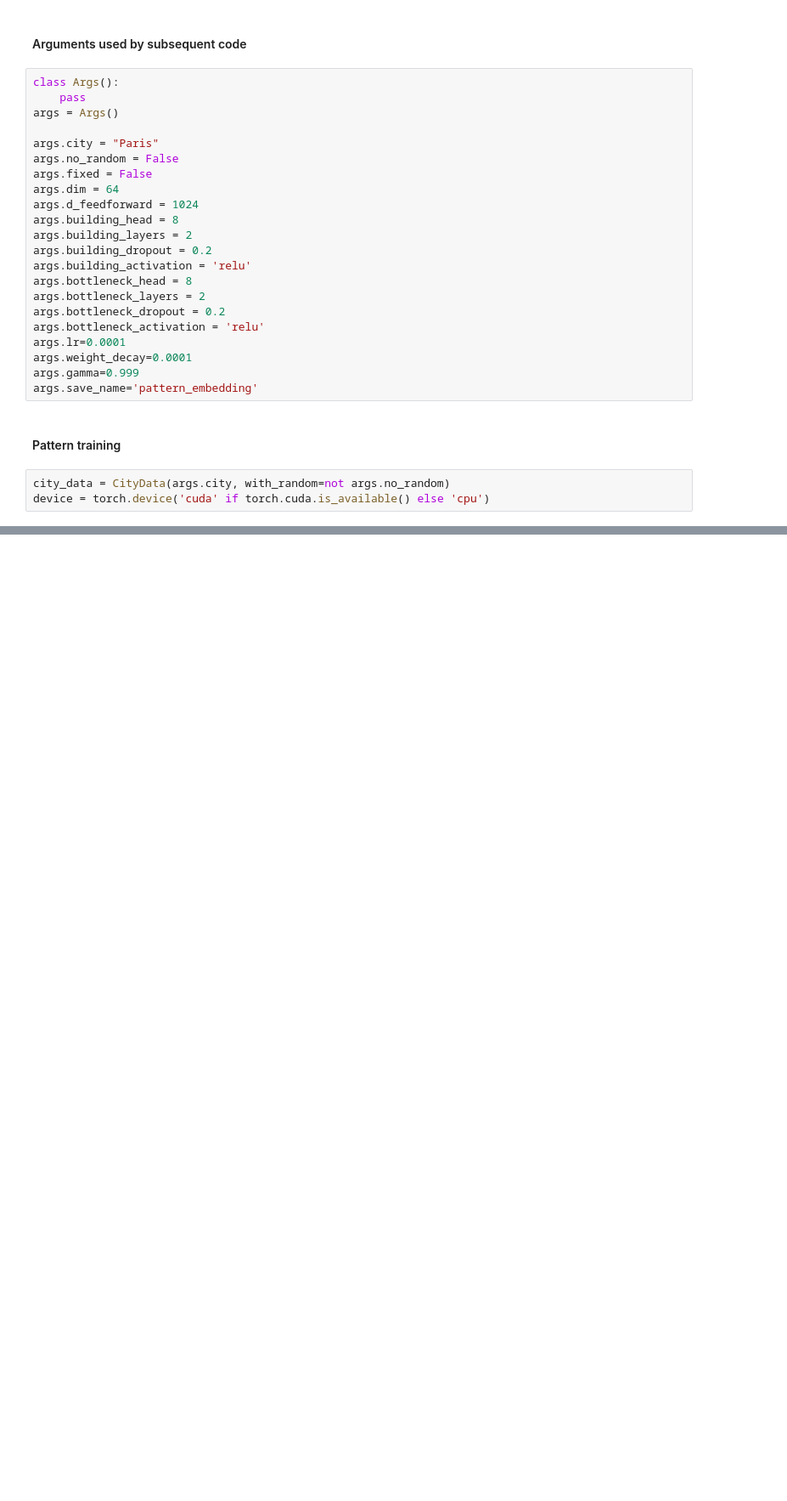
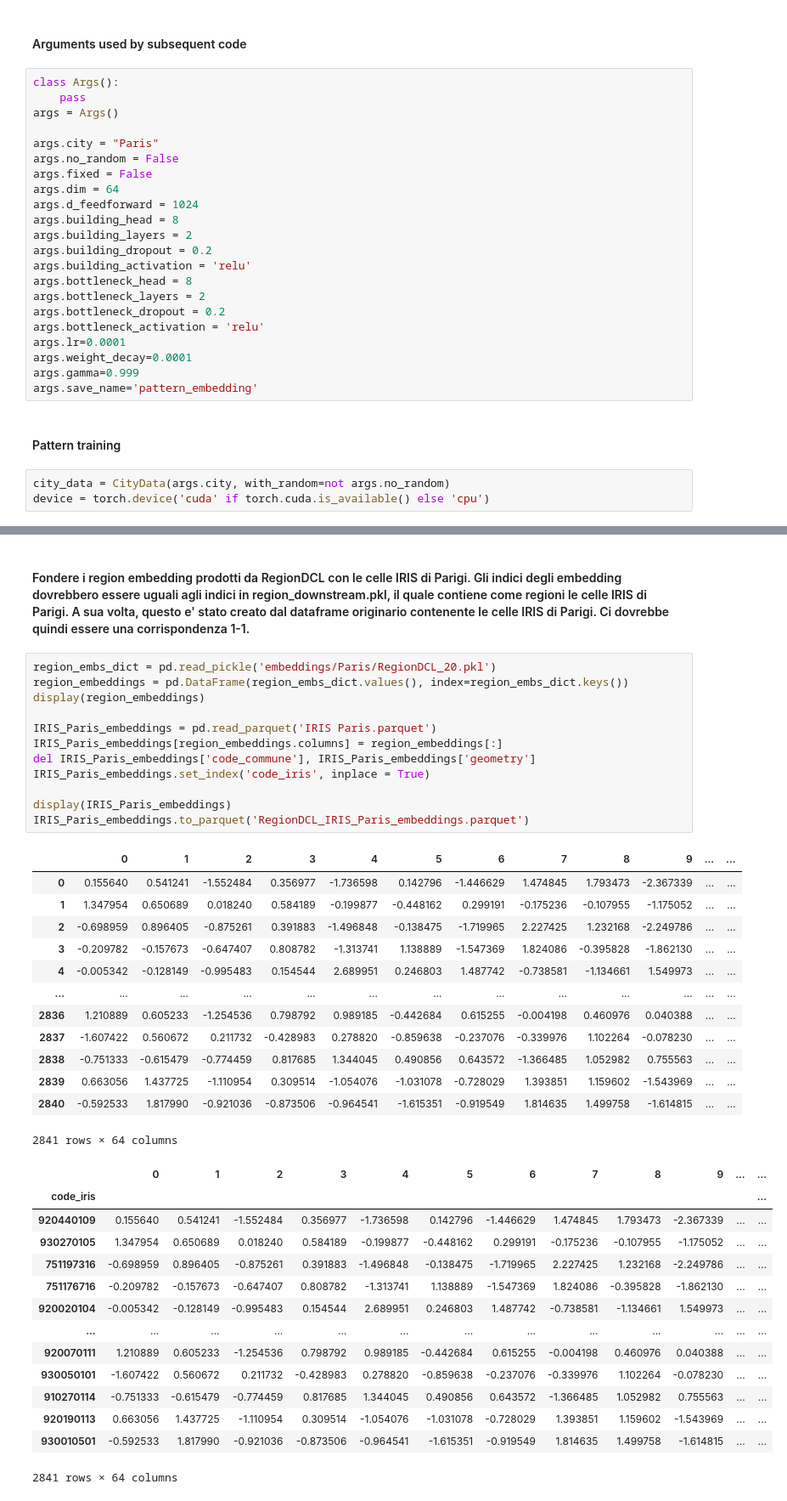
Before and after one commit to Fr4nz83/RegionDCL, a Jupyter notebook: 1 - Debug training patterns and regions.ipynb, the cells around one changed output, grey strips where cells are left out. Shown at 85% size. Cells and saved outputs as stored; diff of their text form; blank space fills up the shorter version.

Commit message:
Make pattern and region training work. / The end!

```diff
--- a/1 - Debug training patterns and regions.ipynb
+++ b/1 - Debug training patterns and regions.ipynb
@@ -57,0 +108,42 @@ pattern_encoder = PatternEncoder(d_building=city_data.building_feature_dim,
+# %% [markdown]
+#### Fondere i region embedding prodotti da RegionDCL con le celle IRIS di Parigi. Gli indici degli embedding dovrebbero essere uguali agli indici in region_downstream.pkl, il quale contiene come regioni le celle IRIS di Parigi. A sua volta, questo e' stato creato dal dataframe originario contenente le celle IRIS di Parigi. Ci dovrebbe quindi essere una corrispondenza 1-1.
+# %%
+region_embs_dict = pd.read_pickle('embeddings/Paris/RegionDCL_20.pkl')
+region_embeddings = pd.DataFrame(region_embs_dict.values(), index=region_embs_dict.keys())
+display(region_embeddings)
+
+IRIS_Paris_embeddings = pd.read_parquet('IRIS Paris.parquet')
+IRIS_Paris_embeddings[region_embeddings.columns] = region_embeddings[:]
+del IRIS_Paris_embeddings['code_commune'], IRIS_Paris_embeddings['geometry']
+IRIS_Paris_embeddings.set_index('code_iris', inplace = True)
+
+display(IRIS_Paris_embeddings)
+IRIS_Paris_embeddings.to_parquet('RegionDCL_IRIS_Paris_embeddings.parquet')
+# %% [output]
+|  | 0 | 1 | 2 | 3 | 4 | 5 | 6 | 7 | 8 | 9 | ... | ... |
+| 0 | 0.155640 | 0.541241 | -1.552484 | 0.356977 | -1.736598 | 0.142796 | -1.446629 | 1.474845 | 1.793473 | -2.367339 | ... | ... |
+| 1 | 1.347954 | 0.650689 | 0.018240 | 0.584189 | -0.199877 | -0.448162 | 0.299191 | -0.175236 | -0.107955 | -1.175052 | ... | ... |
+| 2 | -0.698959 | 0.896405 | -0.875261 | 0.391883 | -1.496848 | -0.138475 | -1.719965 | 2.227425 | 1.232168 | -2.249786 | ... | ... |
+| 3 | -0.209782 | -0.157673 | -0.647407 | 0.808782 | -1.313741 | 1.138889 | -1.547369 | 1.824086 | -0.395828 | -1.862130 | ... | ... |
+| 4 | -0.005342 | -0.128149 | -0.995483 | 0.154544 | 2.689951 | 0.246803 | 1.487742 | -0.738581 | -1.134661 | 1.549973 | ... | ... |
+| ... | ... | ... | ... | ... | ... | ... | ... | ... | ... | ... | ... | ... |
+| 2836 | 1.210889 | 0.605233 | -1.254536 | 0.798792 | 0.989185 | -0.442684 | 0.615255 | -0.004198 | 0.460976 | 0.040388 | ... | ... |
+| 2837 | -1.607422 | 0.560672 | 0.211732 | -0.428983 | 0.278820 | -0.859638 | -0.237076 | -0.339976 | 1.102264 | -0.078230 | ... | ... |
+| 2838 | -0.751333 | -0.615479 | -0.774459 | 0.817685 | 1.344045 | 0.490856 | 0.643572 | -1.366485 | 1.052982 | 0.755563 | ... | ... |
+| 2839 | 0.663056 | 1.437725 | -1.110954 | 0.309514 | -1.054076 | -1.031078 | -0.728029 | 1.393851 | 1.159602 | -1.543969 | ... | ... |
+| 2840 | -0.592533 | 1.817990 | -0.921036 | -0.873506 | -0.964541 | -1.615351 | -0.919549 | 1.814635 | 1.499758 | -1.614815 | ... | ... |
+2841 rows × 64 columns
+|  | 0 | 1 | 2 | 3 | 4 | 5 | 6 | 7 | 8 | 9 | ... | ... |
+| code_iris |  |  |  |  |  |  |  |  |  |  |  | ... |
+| 920440109 | 0.155640 | 0.541241 | -1.552484 | 0.356977 | -1.736598 | 0.142796 | -1.446629 | 1.474845 | 1.793473 | -2.367339 | ... | ... |
+| 930270105 | 1.347954 | 0.650689 | 0.018240 | 0.584189 | -0.199877 | -0.448162 | 0.299191 | -0.175236 | -0.107955 | -1.175052 | ... | ... |
+| 751197316 | -0.698959 | 0.896405 | -0.875261 | 0.391883 | -1.496848 | -0.138475 | -1.719965 | 2.227425 | 1.232168 | -2.249786 | ... | ... |
+| 751176716 | -0.209782 | -0.157673 | -0.647407 | 0.808782 | -1.313741 | 1.138889 | -1.547369 | 1.824086 | -0.395828 | -1.862130 | ... | ... |
+| 920020104 | -0.005342 | -0.128149 | -0.995483 | 0.154544 | 2.689951 | 0.246803 | 1.487742 | -0.738581 | -1.134661 | 1.549973 | ... | ... |
+| ... | ... | ... | ... | ... | ... | ... | ... | ... | ... | ... | ... | ... |
+| 920070111 | 1.210889 | 0.605233 | -1.254536 | 0.798792 | 0.989185 | -0.442684 | 0.615255 | -0.004198 | 0.460976 | 0.040388 | ... | ... |
+| 930050101 | -1.607422 | 0.560672 | 0.211732 | -0.428983 | 0.278820 | -0.859638 | -0.237076 | -0.339976 | 1.102264 | -0.078230 | ... | ... |
+| 910270114 | -0.751333 | -0.615479 | -0.774459 | 0.817685 | 1.344045 | 0.490856 | 0.643572 | -1.366485 | 1.052982 | 0.755563 | ... | ... |
+| 920190113 | 0.663056 | 1.437725 | -1.110954 | 0.309514 | -1.054076 | -1.031078 | -0.728029 | 1.393851 | 1.159602 | -1.543969 | ... | ... |
+| 930010501 | -0.592533 | 1.817990 | -0.921036 | -0.873506 | -0.964541 | -1.615351 | -0.919549 | 1.814635 | 1.499758 | -1.614815 | ... | ... |
+2841 rows × 64 columns
```
Also changed, not shown: parts of 4 cells of this notebook, 3 other files.
